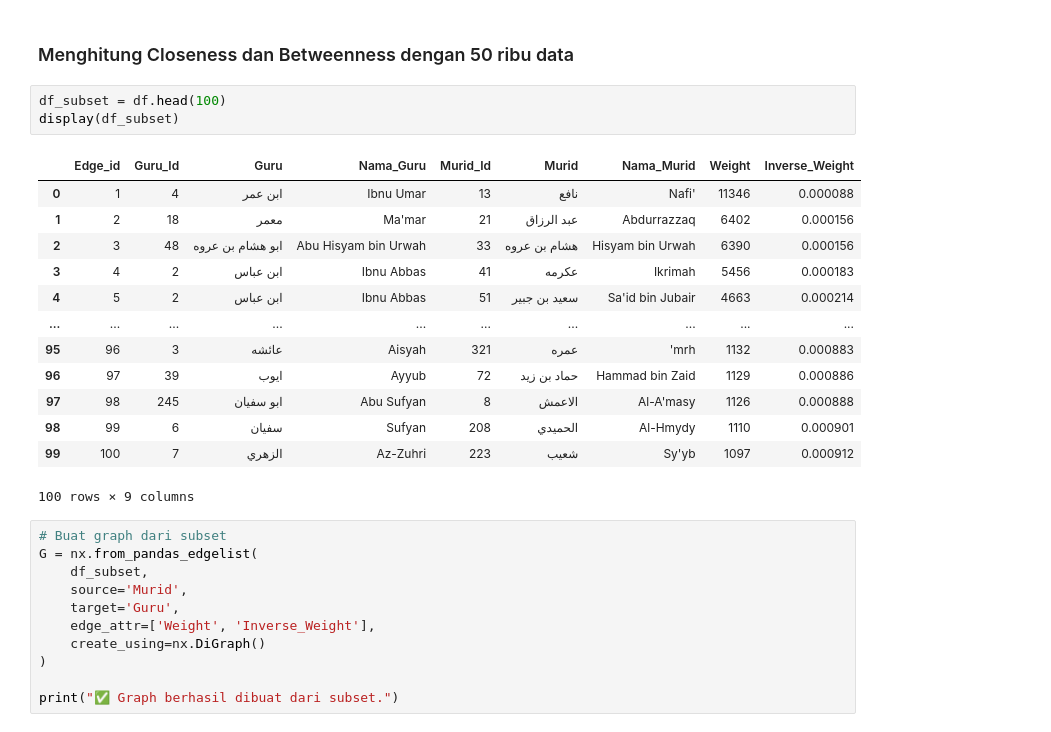
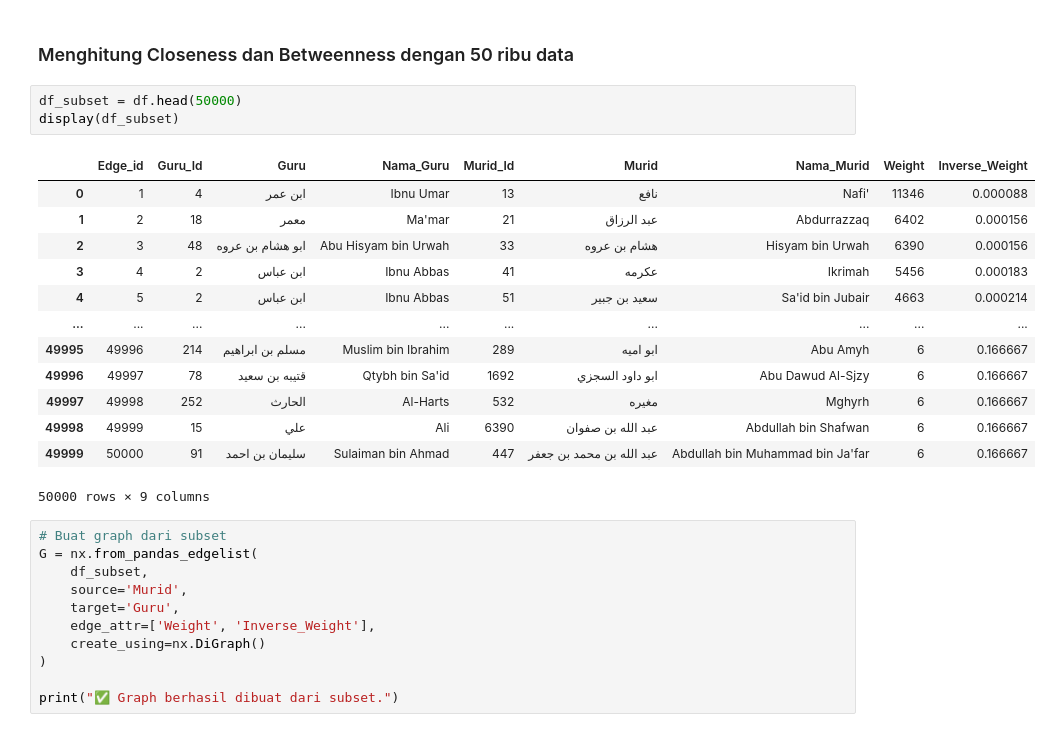
Before and after one commit to Nazrililham090805/sanad-hadith, a Jupyter notebook: src/NetworkX.ipynb, the cells around one changed output. Drawn from its saved outputs; the diff is of its cells as text.

```diff
--- a/src/NetworkX.ipynb
+++ b/src/NetworkX.ipynb
@@ -325,22 +314,22 @@ Nodes dengan Degree > 0: 177047
 # %% [markdown]
 ### Menghitung Closeness dan Betweenness dengan 50 ribu data
 # %%
-df_subset = df.head(100)
+df_subset = df.head(50000)
 display(df_subset)
 # %% [output]
 |  | Edge_id | Guru_Id | Guru | Nama_Guru | Murid_Id | Murid | Nama_Murid | Weight | Inverse_Weight |
 | 0 | 1 | 4 | ابن عمر | Ibnu Umar | 13 | نافع | Nafi' | 11346 | 0.000088 |
 | 1 | 2 | 18 | معمر | Ma'mar | 21 | عبد الرزاق | Abdurrazzaq | 6402 | 0.000156 |
 | 2 | 3 | 48 | ابو هشام بن عروه | Abu Hisyam bin Urwah | 33 | هشام بن عروه | Hisyam bin Urwah | 6390 | 0.000156 |
 | 3 | 4 | 2 | ابن عباس | Ibnu Abbas | 41 | عكرمه | Ikrimah | 5456 | 0.000183 |
 | 4 | 5 | 2 | ابن عباس | Ibnu Abbas | 51 | سعيد بن جبير | Sa'id bin Jubair | 4663 | 0.000214 |
 | ... | ... | ... | ... | ... | ... | ... | ... | ... | ... |
-| 95 | 96 | 3 | عائشه | Aisyah | 321 | عمره | 'mrh | 1132 | 0.000883 |
-| 96 | 97 | 39 | ايوب | Ayyub | 72 | حماد بن زيد | Hammad bin Zaid | 1129 | 0.000886 |
-| 97 | 98 | 245 | ابو سفيان | Abu Sufyan | 8 | الاعمش | Al-A'masy | 1126 | 0.000888 |
-| 98 | 99 | 6 | سفيان | Sufyan | 208 | الحميدي | Al-Hmydy | 1110 | 0.000901 |
-| 99 | 100 | 7 | الزهري | Az-Zuhri | 223 | شعيب | Sy'yb | 1097 | 0.000912 |
+| 49995 | 49996 | 214 | مسلم بن ابراهيم | Muslim bin Ibrahim | 289 | ابو اميه | Abu Amyh | 6 | 0.166667 |
+| 49996 | 49997 | 78 | قتيبه بن سعيد | Qtybh bin Sa'id | 1692 | ابو داود السجزي | Abu Dawud Al-Sjzy | 6 | 0.166667 |
+| 49997 | 49998 | 252 | الحارث | Al-Harts | 532 | مغيره | Mghyrh | 6 | 0.166667 |
+| 49998 | 49999 | 15 | علي | Ali | 6390 | عبد الله بن صفوان | Abdullah bin Shafwan | 6 | 0.166667 |
+| 49999 | 50000 | 91 | سليمان بن احمد | Sulaiman bin Ahmad | 447 | عبد الله بن محمد بن جعفر | Abdullah bin Muhammad bin Ja'far | 6 | 0.166667 |
-100 rows × 9 columns
+50000 rows × 9 columns
 # %%
 # Buat graph dari subset
 G = nx.from_pandas_edgelist(
```
Also changed, not shown: parts of 7 cells of this notebook.
